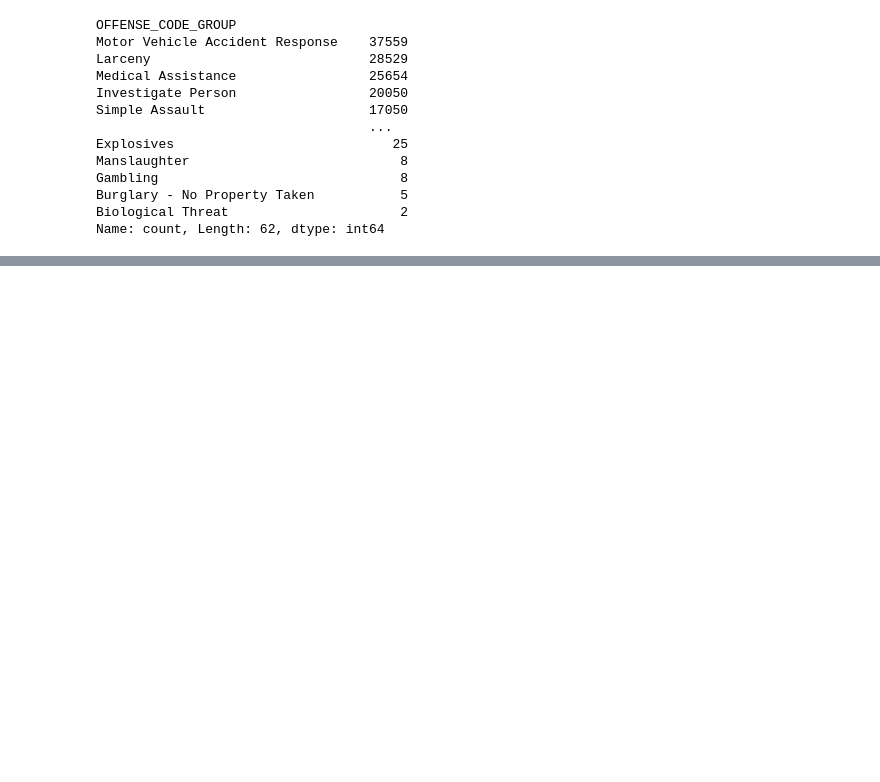
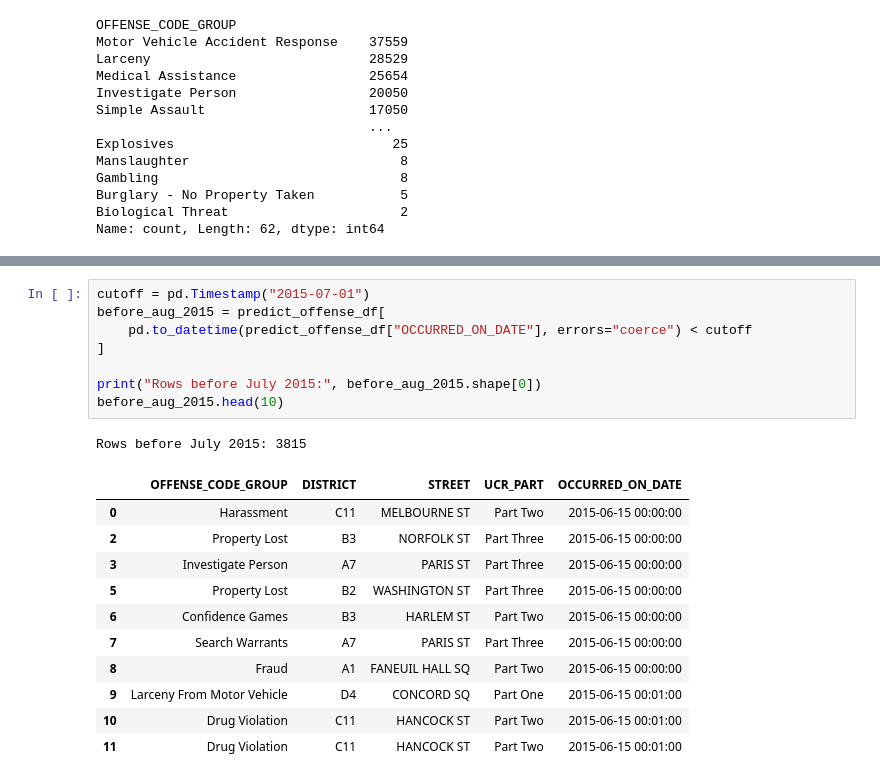
Before and after one commit to HarshaBeth/Boston-Area-Price-and-Crime-Prediction, a Jupyter notebook: backend/notebooks/model1.ipynb, the cells around one changed output, grey strips where cells are left out. Saved outputs shown, nothing was run; the diff lists cells and outputs as text; blank space fills up the shorter version.

```diff
--- a/backend/notebooks/model1.ipynb
+++ b/backend/notebooks/model1.ipynb
@@ -323,0 +325,21 @@ predict_offense_df.shape
+# %%
+cutoff = pd.Timestamp("2015-07-01")
+before_aug_2015 = predict_offense_df[
+    pd.to_datetime(predict_offense_df["OCCURRED_ON_DATE"], errors="coerce") < cutoff
+]
+
+print("Rows before July 2015:", before_aug_2015.shape[0])
+before_aug_2015.head(10)
+# %% [output]
+Rows before July 2015: 3815
+|  | OFFENSE_CODE_GROUP | DISTRICT | STREET | UCR_PART | OCCURRED_ON_DATE |
+| 0 | Harassment | C11 | MELBOURNE ST | Part Two | 2015-06-15 00:00:00 |
+| 2 | Property Lost | B3 | NORFOLK ST | Part Three | 2015-06-15 00:00:00 |
+| 3 | Investigate Person | A7 | PARIS ST | Part Three | 2015-06-15 00:00:00 |
+| 5 | Property Lost | B2 | WASHINGTON ST | Part Three | 2015-06-15 00:00:00 |
+| 6 | Confidence Games | B3 | HARLEM ST | Part Two | 2015-06-15 00:00:00 |
+| 7 | Search Warrants | A7 | PARIS ST | Part Three | 2015-06-15 00:00:00 |
+| 8 | Fraud | A1 | FANEUIL HALL SQ | Part Two | 2015-06-15 00:00:00 |
+| 9 | Larceny From Motor Vehicle | D4 | CONCORD SQ | Part One | 2015-06-15 00:01:00 |
+| 10 | Drug Violation | C11 | HANCOCK ST | Part Two | 2015-06-15 00:01:00 |
+| 11 | Drug Violation | C11 | HANCOCK ST | Part Two | 2015-06-15 00:01:00 |
```
Also changed, not shown: parts of 3 cells of this notebook.
